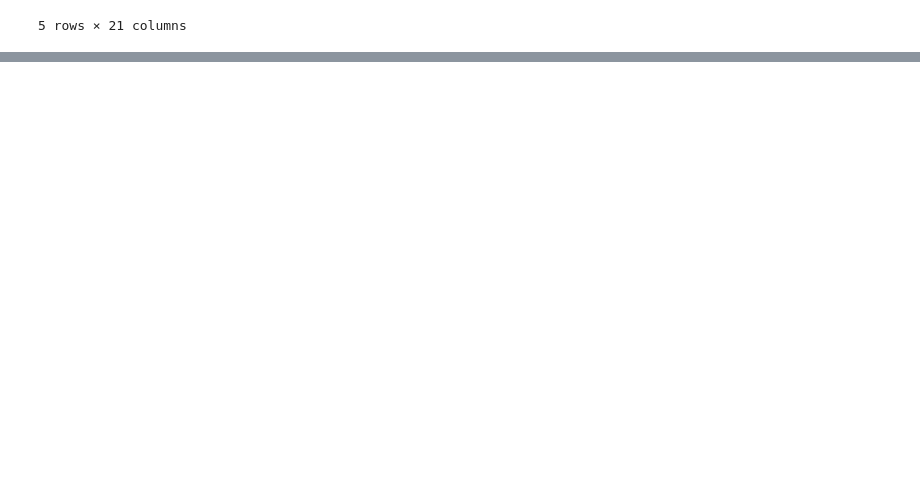
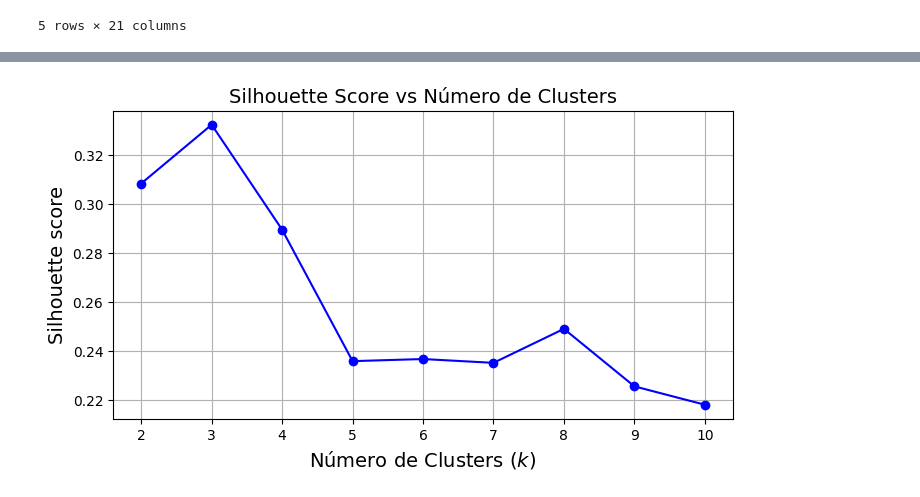
Before and after one commit to NelvaAdalit/-INTELIGENCIA-ARTIFICIAL-I-, a Jupyter notebook: KMEANSGROUPIA.ipynb, the cells around one changed output, grey strips where cells are left out. Cells and saved outputs as stored; diff of their text form; code cells hidden in the pictures; blank space fills up the shorter version.

```diff
--- a/KMEANSGROUPIA.ipynb
+++ b/KMEANSGROUPIA.ipynb
@@ -187,0 +252,24 @@ Basado en la evaluación visual de la dispersión tridimensional, el agrupamient
+# %%
+from sklearn.metrics import silhouette_score
+
+# Extraemos una muestra para no colapsar la RAM de Colab
+X_muestra = df_escalado.sample(n=10000, random_state=42).values
+
+# Lista para guardar los modelos de 1 a 10 (El índice 0 será K=1, el 1 será K=2, etc.)
+# Usamos KMeans tradicional aquí para ser compatibles con el código de "silhouette_samples"
+from sklearn.cluster import KMeans
+kmeans_per_k = [KMeans(n_clusters=k, random_state=42, n_init='auto').fit(X_muestra) for k in range(1, 11)]
+
+# Calcular silueta solo desde K=2
+silhouette_scores = [silhouette_score(X_muestra, model.labels_) for model in kmeans_per_k[1:]]
+
+ks = list(range(2, 11))
+plt.figure(figsize=(8, 4))
+plt.plot(ks, silhouette_scores, "bo-")
+plt.xlabel("Número de Clusters ($k$)", fontsize=14)
+plt.ylabel("Silhouette score", fontsize=14)
+plt.title("Silhouette Score vs Número de Clusters", fontsize=14)
+plt.grid(True)
+plt.show()
+# %% [output]
+[figure, added]
```
Also changed, not shown: parts of 12 cells of this notebook.
